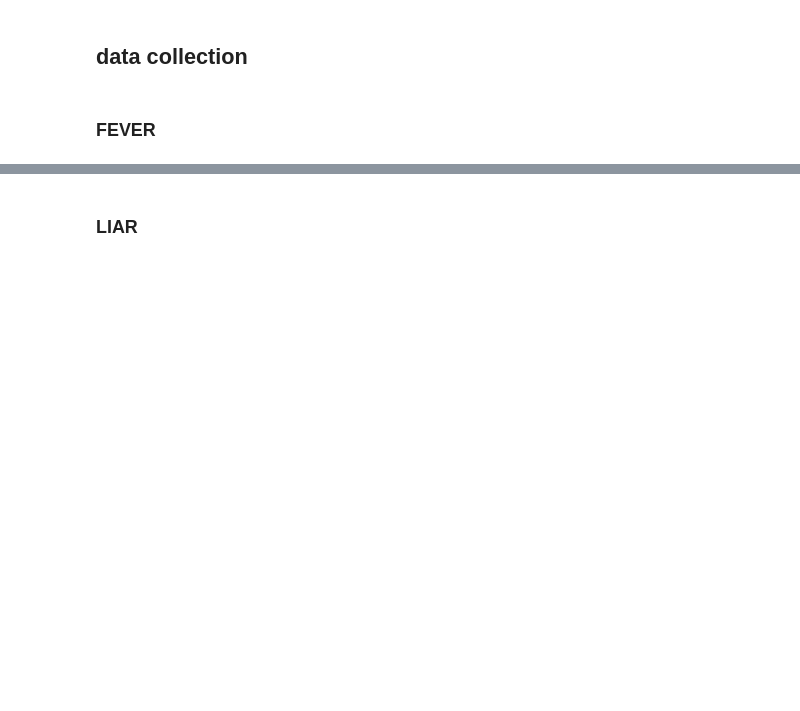
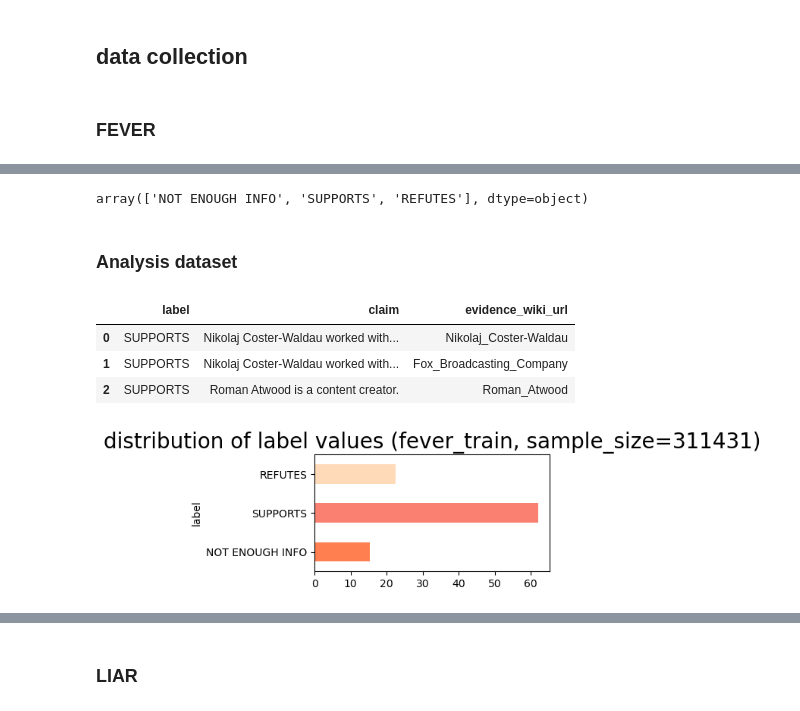
Before and after one commit to phon1e/phon1e, a Jupyter notebook: NLP/main_module/TEST01.ipynb, the cells around one changed output, grey strips where cells are left out. Drawn from its saved outputs; the diff is of its cells as text; code cells hidden in the pictures; blank space fills up the shorter version.

```diff
--- a/NLP/main_module/TEST01.ipynb
+++ b/NLP/main_module/TEST01.ipynb
@@ -4,7 +4,7 @@
 import pandas as pd
 from datasets import load_dataset
 
-dataset = load_dataset("fever/fever",'v1.0')
+fever_dataset = load_dataset("fever/fever",'v1.0')
 # %% [output]
 You can avoid this message in future by passing the argument `trust_remote_code=True`.
 Passing `trust_remote_code=True` will be mandatory to load this dataset from the next major release of `datasets`.
@@ -21,0 +68,51 @@ label_type_ls
+# %%
+paper_test_df.label.unique()
+# %% [output]
+array(['NOT ENOUGH INFO', 'SUPPORTS', 'REFUTES'], dtype=object)
+# %% [markdown]
+### Analysis dataset
+# %%
+def label_bar_chart_fev(input_df: pd.DataFrame, title: str = "ferver Dataset") -> None:
+
+    # computes frequencies of labels and converts to percentages
+    label_frequencies = input_df['label'].value_counts(normalize=True)
+
+    def multiply_100(x):
+        return x * 100
+
+    # "apply" is a handy way to call a function on every row of data.
+    label_frequencies = label_frequencies.apply(multiply_100)
+
+    # bar chart ordering and  colors for readability.
+    labels = ['NOT ENOUGH INFO', 'SUPPORTS', 'REFUTES']
+    colors = [
+        'coral',
+        'salmon',
+        'peachpuff',
+    ]
+
+    label_frequencies = label_frequencies.reindex(index = labels)
+
+
+    # creates a horizontal bar chart with a descriptive title
+    axis = label_frequencies.plot(kind='barh', figsize=(4, 2), color=colors)
+    axis.set_title(f"distribution of label values ({title}, sample_size={len(input_df)})", size=20);
+# %%
+train_fevers = fever_dataset['train']
+
+#dataset to pandas dataframe
+df_fever_train = pd.DataFrame(train_fevers)
+df_fever_train = df_fever_train[['label', 'claim','evidence_wiki_url']]
+df_fever_paper_dev = paper_dev_df[['label','claim','evidence_wiki_url']]
+df_fever_paper_test = paper_test_df[['label','claim','evidence_wiki_url']]
+# %%
+df_fever_train.head(3)
+# %% [output]
+|  | label | claim | evidence_wiki_url |
+| 0 | SUPPORTS | Nikolaj Coster-Waldau worked with... | Nikolaj_Coster-Waldau |
+| 1 | SUPPORTS | Nikolaj Coster-Waldau worked with... | Fox_Broadcasting_Company |
+| 2 | SUPPORTS | Roman Atwood is a content creator. | Roman_Atwood |
+# %%
+label_bar_chart_fev(df_fever_train, title="fever_train")
+# %% [output]
+[figure, added]
```
Also changed, not shown: parts of 39 cells of this notebook.
